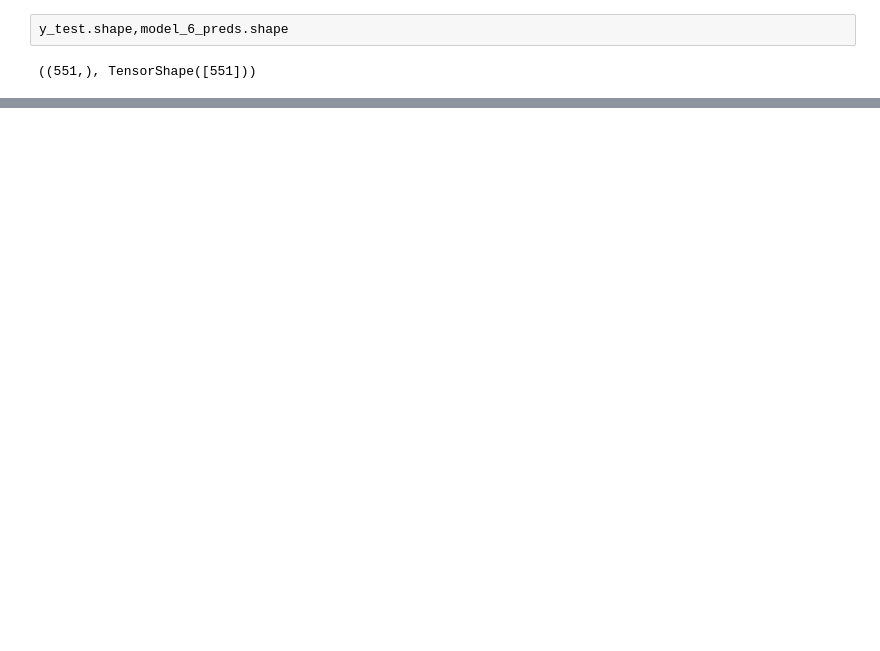
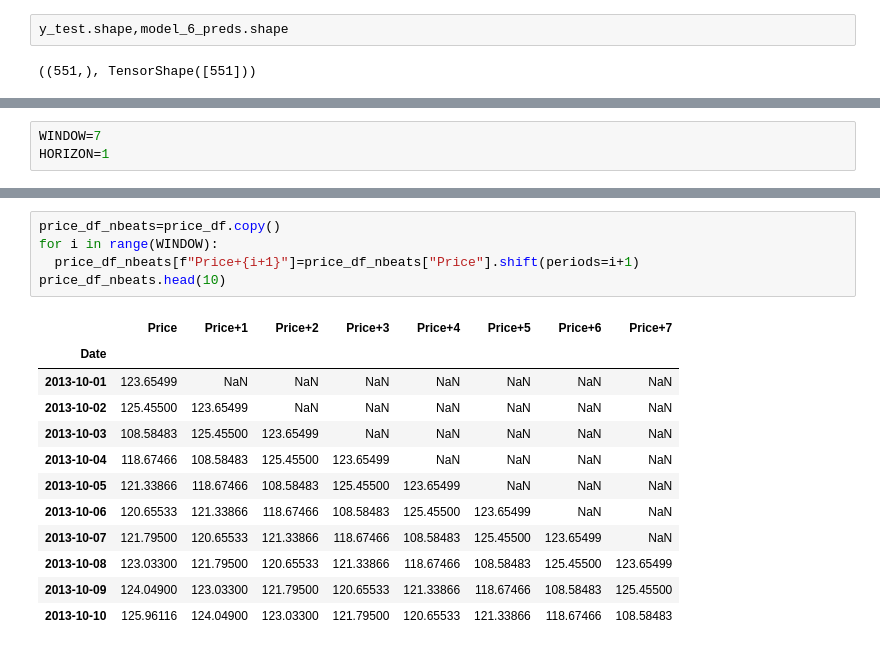
Before and after one commit to Prashanna-Raj-Pandit/NN-Time-series, a Jupyter notebook: BitPredict.ipynb, the cells around one changed output, grey strips where cells are left out. Drawn from its saved outputs; the diff is of its cells as text; blank space fills up the shorter version.

```diff
--- a/BitPredict.ipynb
+++ b/BitPredict.ipynb
@@ -1235,0 +1285,3 @@ model_1_results
+# %%
+WINDOW=7
+HORIZON=1
@@ -1235,0 +1298,18 @@ model_1_results
+# %%
+price_df_nbeats=price_df.copy()
+for i in range(WINDOW):
+  price_df_nbeats[f"Price+{i+1}"]=price_df_nbeats["Price"].shift(periods=i+1)
+price_df_nbeats.head(10)
+# %% [output]
+|  | Price | Price+1 | Price+2 | Price+3 | Price+4 | Price+5 | Price+6 | Price+7 |
+| Date |  |  |  |  |  |  |  |  |
+| 2013-10-01 | 123.65499 | NaN | NaN | NaN | NaN | NaN | NaN | NaN |
+| 2013-10-02 | 125.45500 | 123.65499 | NaN | NaN | NaN | NaN | NaN | NaN |
+| 2013-10-03 | 108.58483 | 125.45500 | 123.65499 | NaN | NaN | NaN | NaN | NaN |
+| 2013-10-04 | 118.67466 | 108.58483 | 125.45500 | 123.65499 | NaN | NaN | NaN | NaN |
+| 2013-10-05 | 121.33866 | 118.67466 | 108.58483 | 125.45500 | 123.65499 | NaN | NaN | NaN |
+| 2013-10-06 | 120.65533 | 121.33866 | 118.67466 | 108.58483 | 125.45500 | 123.65499 | NaN | NaN |
+| 2013-10-07 | 121.79500 | 120.65533 | 121.33866 | 118.67466 | 108.58483 | 125.45500 | 123.65499 | NaN |
+| 2013-10-08 | 123.03300 | 121.79500 | 120.65533 | 121.33866 | 118.67466 | 108.58483 | 125.45500 | 123.65499 |
+| 2013-10-09 | 124.04900 | 123.03300 | 121.79500 | 120.65533 | 121.33866 | 118.67466 | 108.58483 | 125.45500 |
+| 2013-10-10 | 125.96116 | 124.04900 | 123.03300 | 121.79500 | 120.65533 | 121.33866 | 118.67466 | 108.58483 |
```
Also changed, not shown: parts of 49 cells of this notebook.
